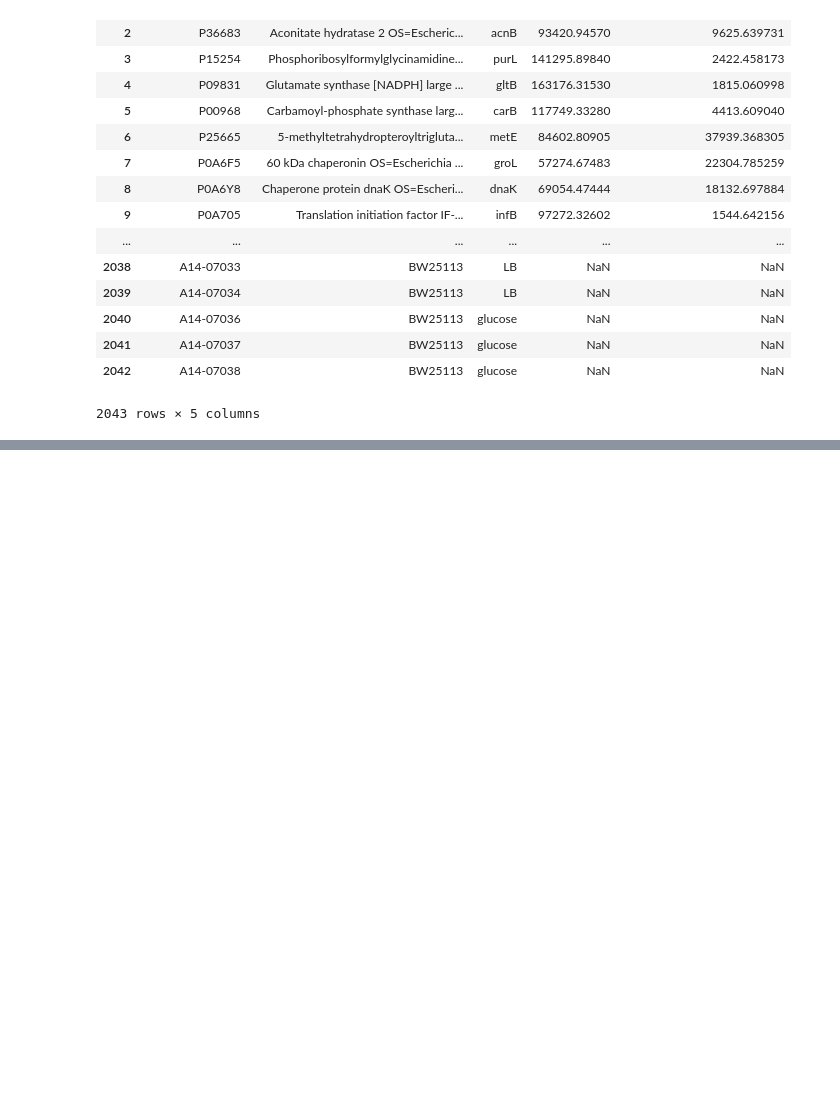
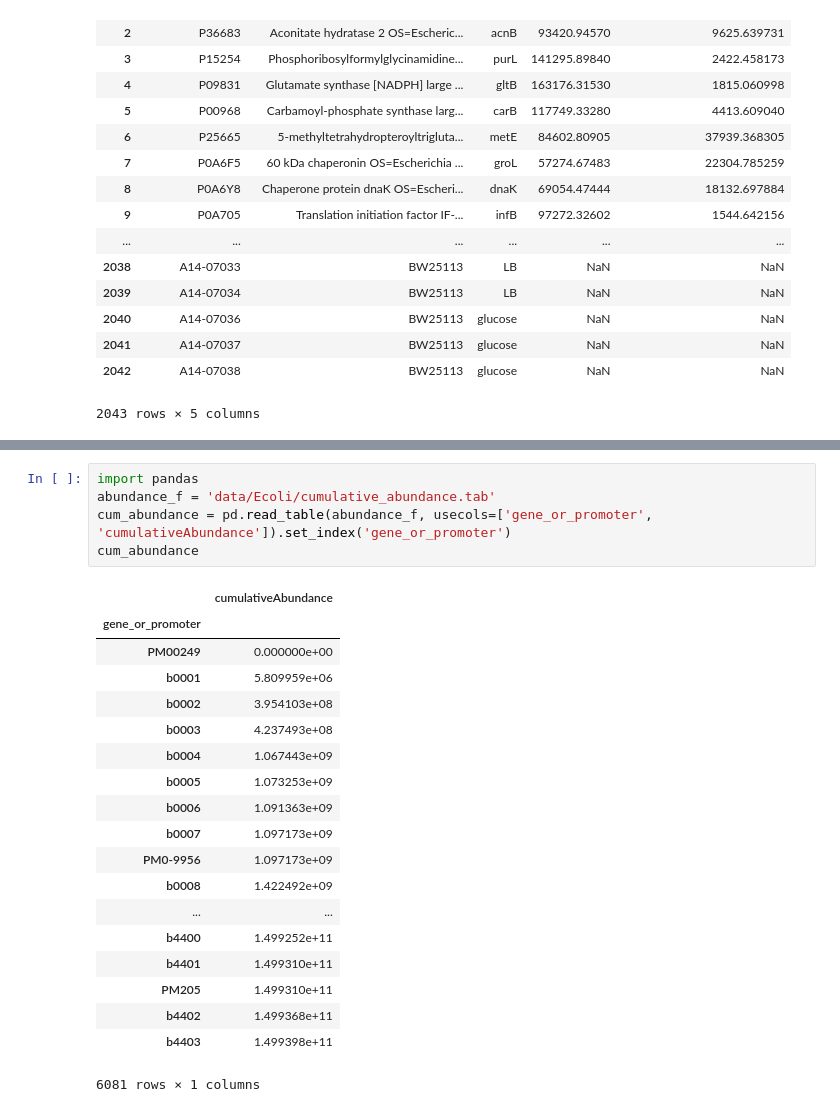
Before and after one commit to djinnome/MaxMass, a Jupyter notebook: src/MinimalGenome.ipynb, the cells around one changed output, grey strips where cells are left out. Saved outputs shown, nothing was run; the diff lists cells and outputs as text; blank space fills up the shorter version.

Commit message:
Max abundance added

```diff
--- a/src/MinimalGenome.ipynb
+++ b/src/MinimalGenome.ipynb
@@ -92,0 +128,25 @@ ecoli['g/Protein'].dropna().median()
+# %%
+import pandas
+abundance_f = 'data/Ecoli/cumulative_abundance.tab'
+cum_abundance = pd.read_table(abundance_f, usecols=['gene_or_promoter', 'cumulativeAbundance']).set_index('gene_or_promoter')
+cum_abundance
+# %% [output]
+|  | cumulativeAbundance |
+| gene_or_promoter |  |
+| PM00249 | 0.000000e+00 |
+| b0001 | 5.809959e+06 |
+| b0002 | 3.954103e+08 |
+| b0003 | 4.237493e+08 |
+| b0004 | 1.067443e+09 |
+| b0005 | 1.073253e+09 |
+| b0006 | 1.091363e+09 |
+| b0007 | 1.097173e+09 |
+| PM0-9956 | 1.097173e+09 |
+| b0008 | 1.422492e+09 |
+| ... | ... |
+| b4400 | 1.499252e+11 |
+| b4401 | 1.499310e+11 |
+| PM205 | 1.499310e+11 |
+| b4402 | 1.499368e+11 |
+| b4403 | 1.499398e+11 |
+6081 rows × 1 columns
```
Also changed, not shown: parts of 3 cells of this notebook, 4 other files.
